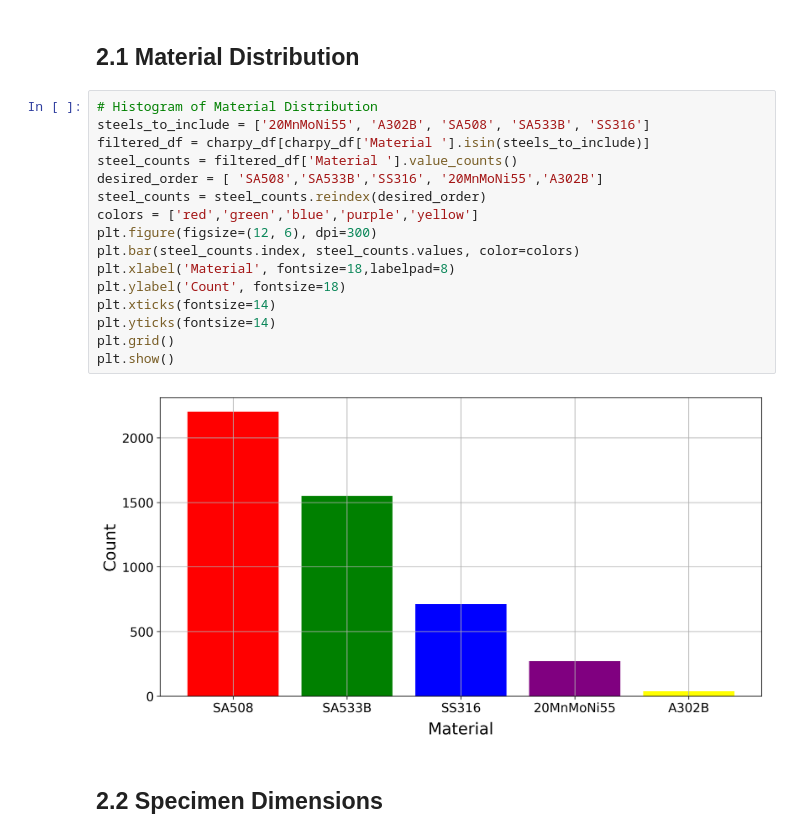
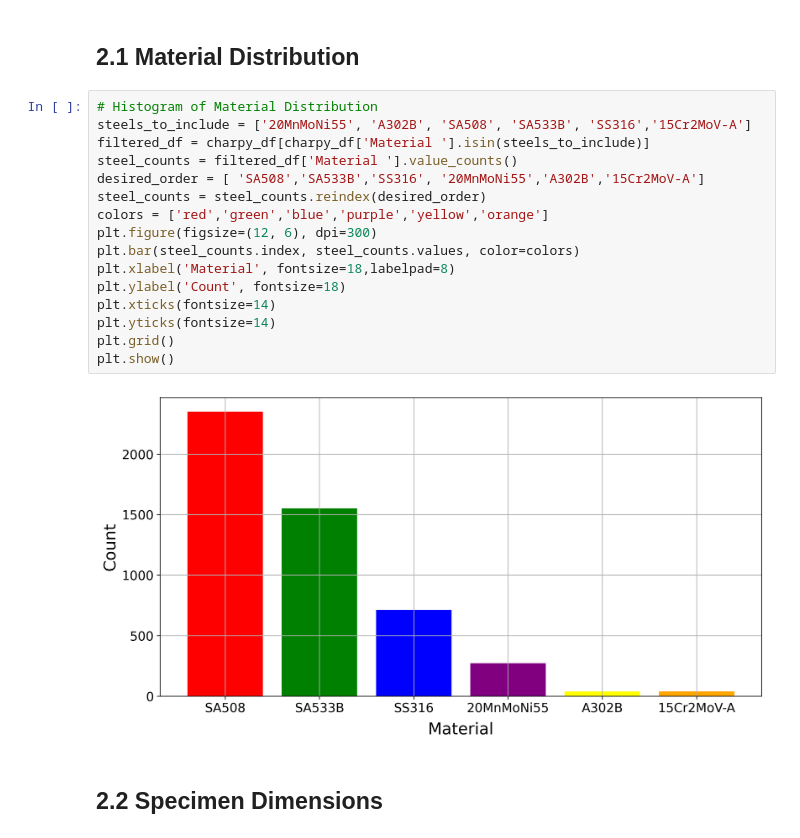
Before and after one commit to avakanski/Charpy-Impact-Test-Dataset, a Jupyter notebook: Sample_Code.ipynb, the cells around one changed output. Saved outputs shown, nothing was run; the diff lists cells and outputs as text.

```diff
--- a/Sample_Code.ipynb
+++ b/Sample_Code.ipynb
@@ -128,22 +131,22 @@ Name: count, dtype: int64
 ## 2.1 Material Distribution <a name='2.1-material-distribution'></a>
 # %%
 # Histogram of Material Distribution
-steels_to_include = ['20MnMoNi55', 'A302B', 'SA508', 'SA533B', 'SS316']
+steels_to_include = ['20MnMoNi55', 'A302B', 'SA508', 'SA533B', 'SS316','15Cr2MoV-A']
 filtered_df = charpy_df[charpy_df['Material '].isin(steels_to_include)]
 steel_counts = filtered_df['Material '].value_counts()
-desired_order = [ 'SA508','SA533B','SS316', '20MnMoNi55','A302B']
+desired_order = [ 'SA508','SA533B','SS316', '20MnMoNi55','A302B','15Cr2MoV-A']
 steel_counts = steel_counts.reindex(desired_order)
-colors = ['red','green','blue','purple','yellow']
+colors = ['red','green','blue','purple','yellow','orange']
 plt.figure(figsize=(12, 6), dpi=300)
 plt.bar(steel_counts.index, steel_counts.values, color=colors)
 plt.xlabel('Material', fontsize=18,labelpad=8)
 plt.ylabel('Count', fontsize=18)
 plt.xticks(fontsize=14)
 plt.yticks(fontsize=14)
 plt.grid()
 plt.show()
 # %% [output]
-[figure, old version]
+[figure, new version]
 # %% [markdown]
 ## 2.2 Specimen Dimensions <a name='2.2-specimen-dimensions'></a>
 # %%
```
Also changed, not shown: parts of 14 cells of this notebook.
